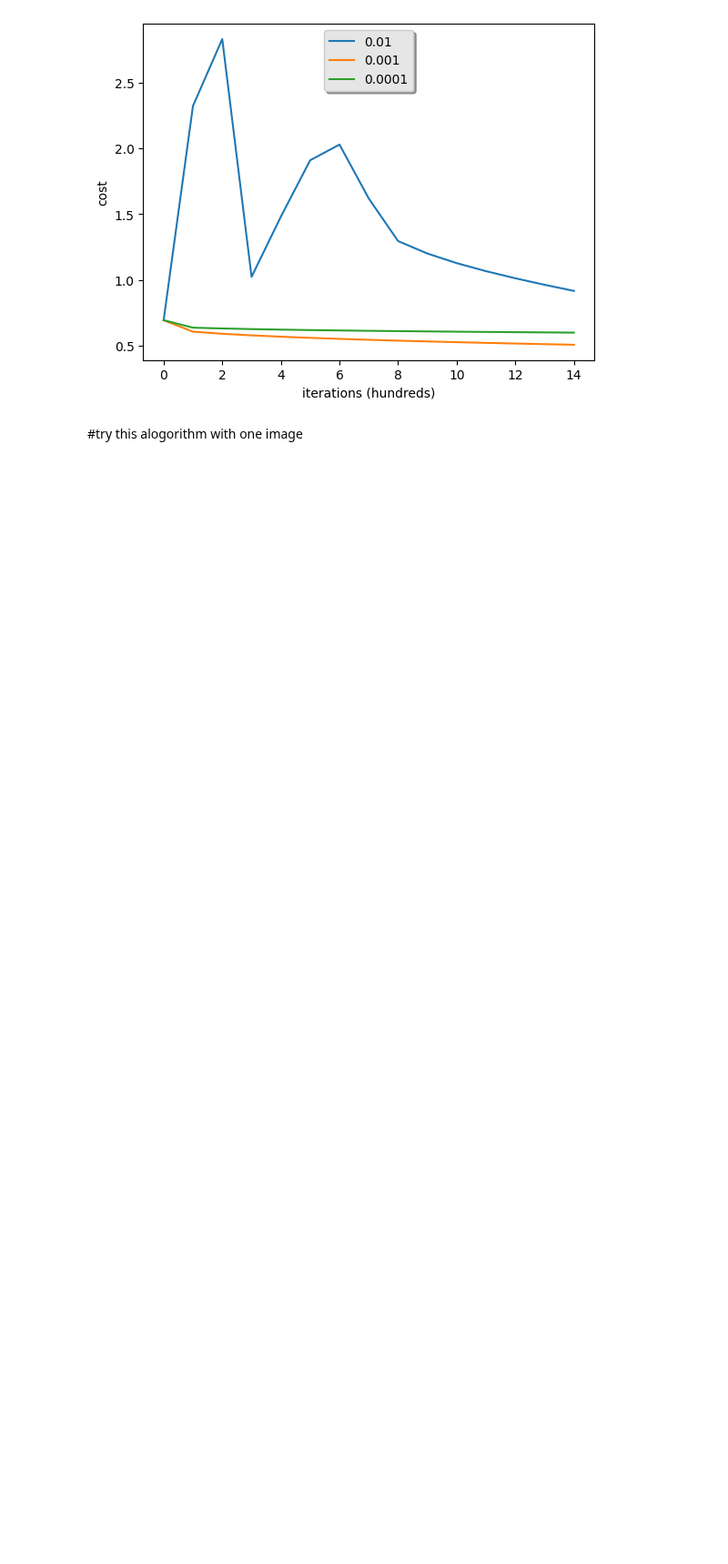
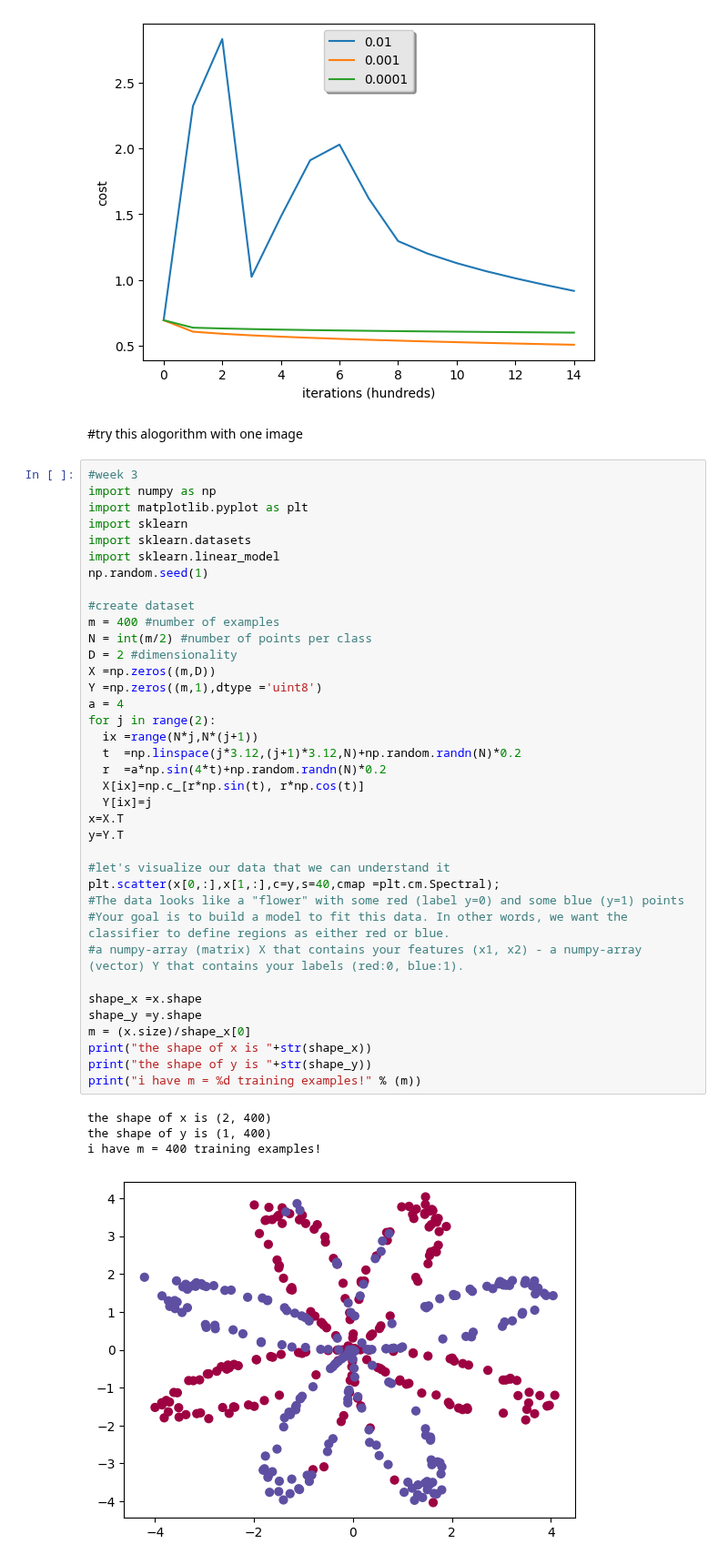
Before and after one commit to Aboelsaood23/Aboelsaood23, a Jupyter notebook: specilaization_2_Course_1.ipynb, the cells around one changed output. Shown at 91% size. Saved outputs shown, nothing was run; the diff lists cells and outputs as text; blank space fills up the shorter version.

```diff
--- a/specilaization_2_Course_1.ipynb
+++ b/specilaization_2_Course_1.ipynb
@@ -501,3 +501,45 @@ test accuracy: 34.0 %
 [figure]
 # %% [markdown]
 #try this alogorithm with one image
+# %%
+#week 3
+import numpy as np
+import matplotlib.pyplot as plt
+import sklearn
+import sklearn.datasets
+import sklearn.linear_model
+np.random.seed(1)
+
+#create dataset
+m = 400 #number of examples
+N = int(m/2) #number of points per class
+D = 2 #dimensionality
+X =np.zeros((m,D))
+Y =np.zeros((m,1),dtype ='uint8')
+a = 4
+for j in range(2):
+  ix =range(N*j,N*(j+1))
+  t  =np.linspace(j*3.12,(j+1)*3.12,N)+np.random.randn(N)*0.2
+  r  =a*np.sin(4*t)+np.random.randn(N)*0.2
+  X[ix]=np.c_[r*np.sin(t), r*np.cos(t)]
+  Y[ix]=j
+x=X.T
+y=Y.T
+
+#let's visualize our data that we can understand it
+plt.scatter(x[0,:],x[1,:],c=y,s=40,cmap =plt.cm.Spectral);
+#The data looks like a "flower" with some red (label y=0) and some blue (y=1) points
+#Your goal is to build a model to fit this data. In other words, we want the classifier to define regions as either red or blue.
+#a numpy-array (matrix) X that contains your features (x1, x2) - a numpy-array (vector) Y that contains your labels (red:0, blue:1).
+
+shape_x =x.shape
+shape_y =y.shape
+m = (x.size)/shape_x[0]
+print("the shape of x is "+str(shape_x))
+print("the shape of y is "+str(shape_y))
+print("i have m = %d training examples!" % (m))
+# %% [output]
+the shape of x is (2, 400)
+the shape of y is (1, 400)
+i have m = 400 training examples!
+[figure, added]
```
Also changed, not shown: parts of 4 cells of this notebook.
